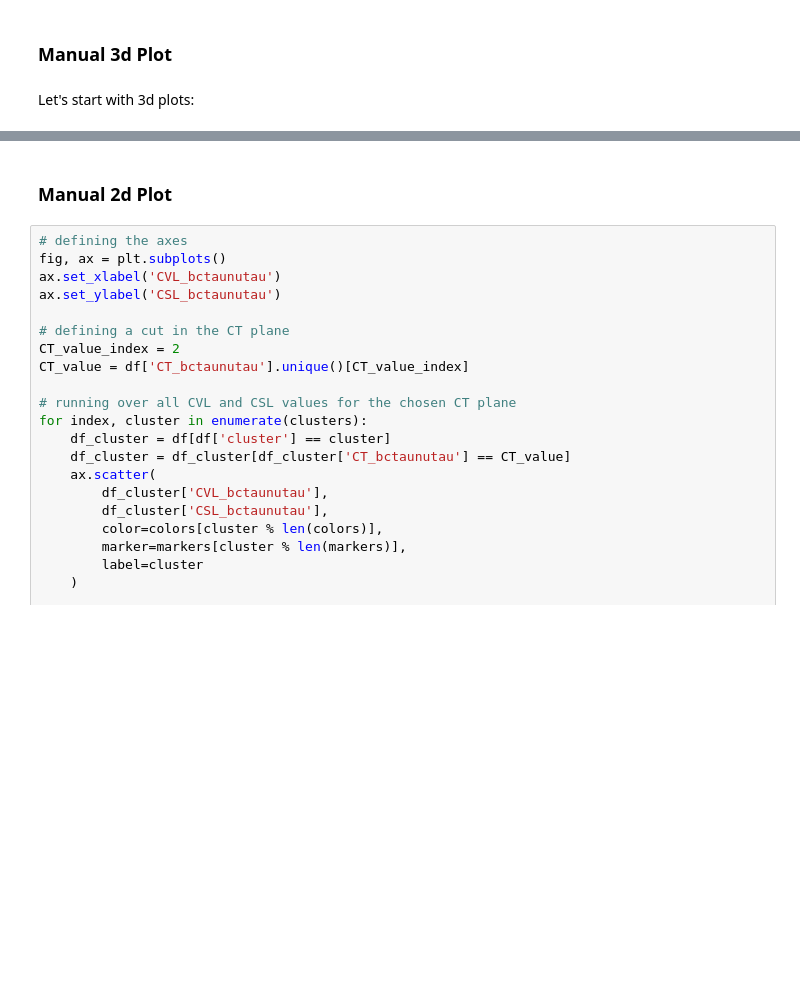
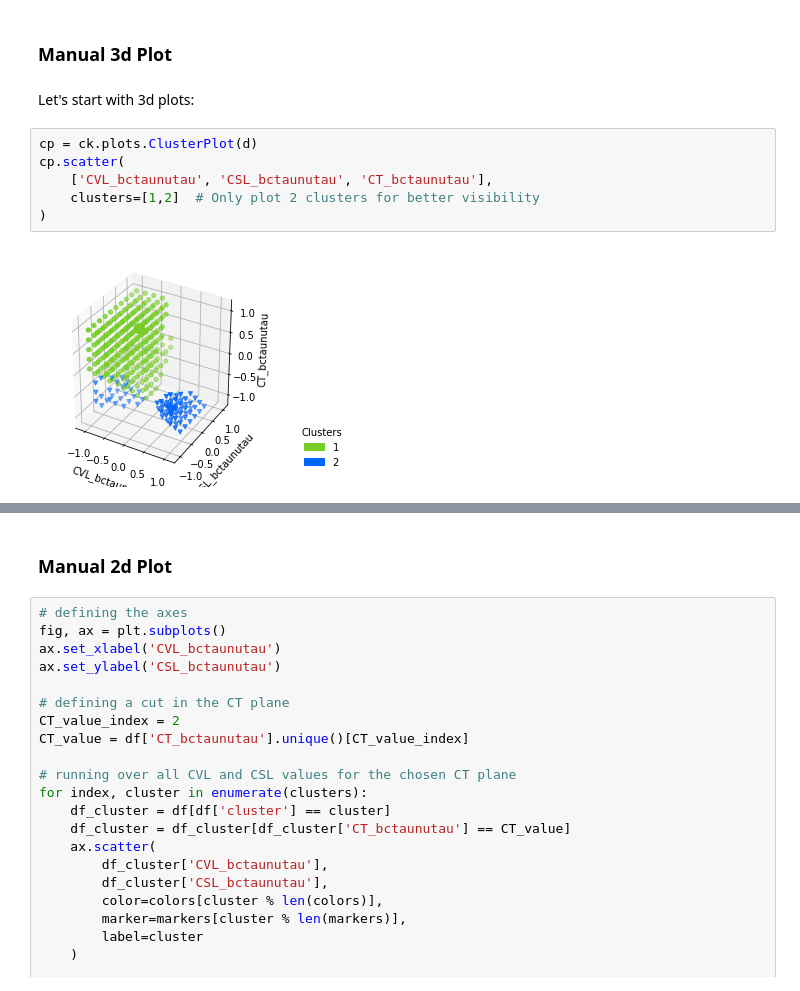
Before and after one commit to clusterking/clusterking, a Jupyter notebook: examples/jupyter_notebooks/003_tutorials_plot_clusters.ipynb, the cells around one changed output, grey strips where cells are left out. Drawn from its saved outputs; the diff is of its cells as text; blank space fills up the shorter version.

```diff
--- a/examples/jupyter_notebooks/003_tutorials_plot_clusters.ipynb
+++ b/examples/jupyter_notebooks/003_tutorials_plot_clusters.ipynb
@@ -38,3 +48,11 @@ markers = ["o", "v", "^"]
 ### Manual 3d Plot
 # %% [markdown]
 Let's start with 3d plots:
+# %%
+cp = ck.plots.ClusterPlot(d)
+cp.scatter(
+    ['CVL_bctaunutau', 'CSL_bctaunutau', 'CT_bctaunutau'],
+    clusters=[1,2]  # Only plot 2 clusters for better visibility
+)
+# %% [output]
+[figure, added]
```
Also changed, not shown: parts of 9 cells of this notebook, 5 other files.
